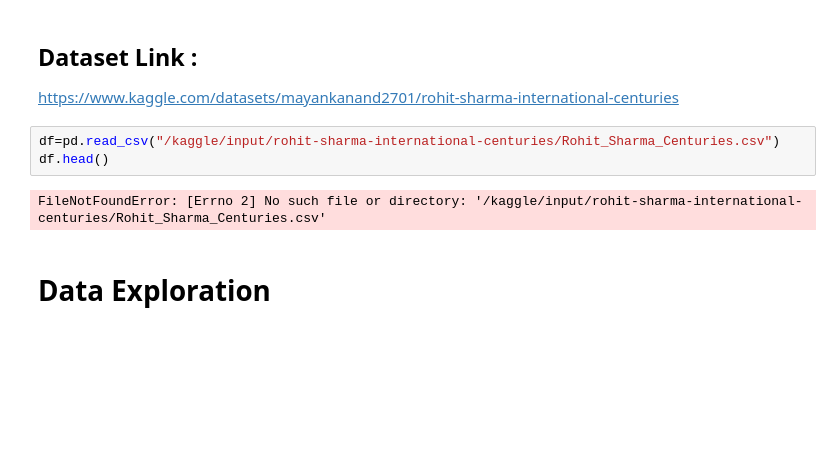
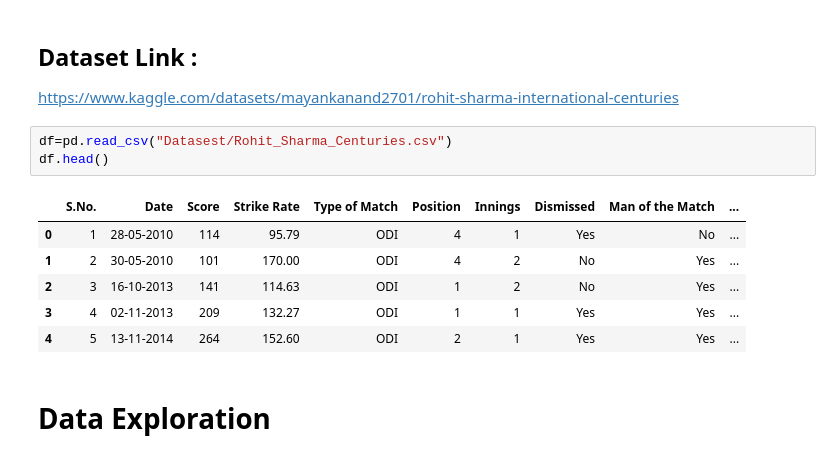
Before and after one commit to jawadwarsi/Kaggle-Notebooks, a Jupyter notebook: RohitSharma_Centuries_EDA/rohit-sharma-centuries-eda.ipynb, the cells around one changed output. Saved outputs shown, nothing was run; the diff lists cells and outputs as text; blank space fills up the shorter version.

```diff
--- a/RohitSharma_Centuries_EDA/rohit-sharma-centuries-eda.ipynb
+++ b/RohitSharma_Centuries_EDA/rohit-sharma-centuries-eda.ipynb
@@ -28,10 +28,15 @@ import seaborn as sns
 ## Dataset Link :
 https://www.kaggle.com/datasets/mayankanand2701/rohit-sharma-international-centuries
 # %%
-df=pd.read_csv("/kaggle/input/rohit-sharma-international-centuries/Rohit_Sharma_Centuries.csv")
+df=pd.read_csv("Datasest/Rohit_Sharma_Centuries.csv")
 df.head()
 # %% [output]
-FileNotFoundError: [Errno 2] No such file or directory: '/kaggle/input/rohit-sharma-international-centuries/Rohit_Sharma_Centuries.csv'
+|  | S.No. | Date | Score | Strike Rate | Type of Match | Position | Innings | Dismissed | Man of the Match | ... |
+| 0 | 1 | 28-05-2010 | 114 | 95.79 | ODI | 4 | 1 | Yes | No | ... |
+| 1 | 2 | 30-05-2010 | 101 | 170.00 | ODI | 4 | 2 | No | Yes | ... |
+| 2 | 3 | 16-10-2013 | 141 | 114.63 | ODI | 1 | 2 | No | Yes | ... |
+| 3 | 4 | 02-11-2013 | 209 | 132.27 | ODI | 1 | 1 | Yes | Yes | ... |
+| 4 | 5 | 13-11-2014 | 264 | 152.60 | ODI | 2 | 1 | Yes | Yes | ... |
 # %% [markdown]
 # Data Exploration
 # %%
```
Also changed, not shown: 1 other file.
